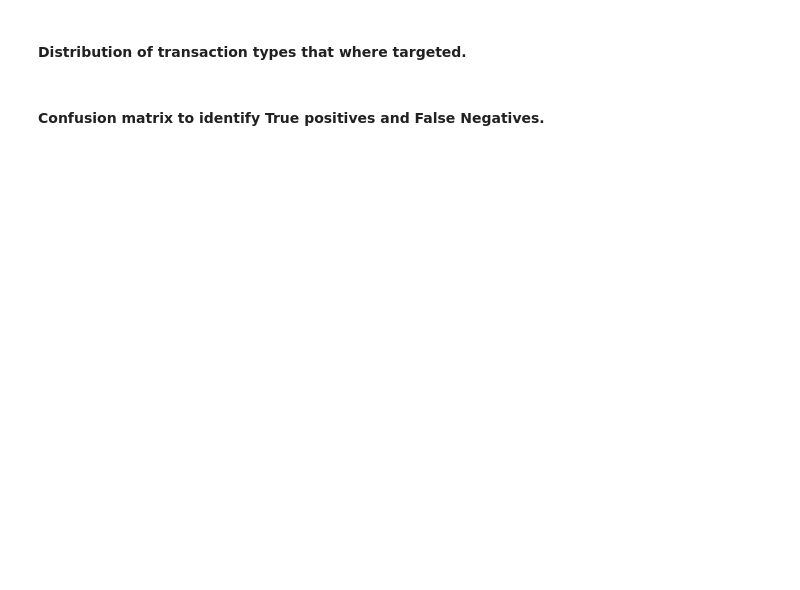
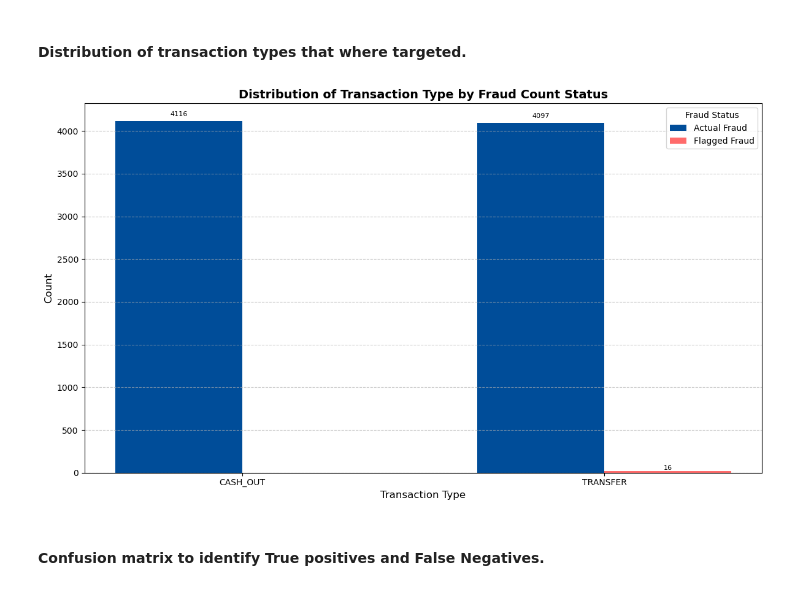
Before and after one commit to AngelMabuza/Big-Data-Visualization, a Jupyter notebook: visualization.ipynb, the cells around one changed output. Cells and saved outputs as stored; diff of their text form; code cells hidden in the pictures; blank space fills up the shorter version.

```diff
--- a/visualization.ipynb
+++ b/visualization.ipynb
@@ -62,50 +58,60 @@ fig.update_layout(
 # %%
 actual_fraud_counts = isfraud_df[isfraud_df["Actual Fraud"] == "Yes"].groupby("type")["Count"].sum()
 flagged_fraud_counts = isfraud_df[isfraud_df["Flagged Fraud"] == "Yes"].groupby("type")["Count"].sum()
 
 combined_df = pd.DataFrame({
     'Actual Fraud': actual_fraud_counts,
     'Flagged Fraud': flagged_fraud_counts
 }).fillna(0).reset_index()
 
 plot_df = combined_df.melt(
     id_vars='type',
     value_vars=['Actual Fraud', 'Flagged Fraud'],
     var_name='Category',
     value_name='Count'
 )
+types = plot_df['type'].unique()
+categories = plot_df['Category'].unique()
+n_categories = len(categories)
+x = np.arange(len(types))  # the label locations
+width = 0.35  # the width of the bars
 
-fig = px.bar(
-    plot_df,
-    x='type',
-    y='Count',
-    color='Category',
-    barmode='group',
-    title='Distribution of Transaction Type by Fraud Count Status',
-    labels={
-        'type': 'Transaction Type',
-        'Count': 'Count',
-        'Category': 'Fraud Status'
-    },
-    color_discrete_map={
-        'Actual Fraud': '#004d99',
-        'Flagged Fraud': '#ff6b6b'
-    }
+fig, ax = plt.subplots(figsize=(12, 7))
+# Define the colors
+color_map = {
+    'Actual Fraud': '#004d99',
+    'Flagged Fraud': '#ff6b6b'
+}
+# Iterate through categories and plot bars
+for i, category in enumerate(categories):
+    # Filter data for the current category
+    subset = plot_df[plot_df['Category'] == category]
+    subset_counts = subset.set_index('type').reindex(types)['Count'].fillna(0)
+
+    # Bar position
+    rects = ax.bar(x + i*width - width/2, subset_counts, width,
+                   label=category, color=color_map[category])
+
+    for rect in rects:
+        height = rect.get_height()
+        if height > 0: # Only label non-zero bars
+            ax.text(rect.get_x() + rect.get_width() / 2., 1.01 * height,
+                    f'{int(height)}',
+                    ha='center', va='bottom', fontsize=8)
+# Set the title and labels
+ax.set_title(
+    'Distribution of Transaction Type by Fraud Count Status',
+    fontsize=14,
+    fontweight='bold'
 )
-
-fig.update_traces(
-    texttemplate='%{y}',
-    textposition='outside'
-)
-
-
-fig.update_layout(
-    uniformtext_minsize=8,
-    uniformtext_mode='hide',
-    xaxis_title='Transaction Type',
-    yaxis_title='Count',
-    legend_title='Fraud Status',
-    hovermode='x unified'
-)
+ax.set_xlabel('Transaction Type', fontsize=12)
+ax.set_ylabel('Count', fontsize=12)
+ax.set_xticks(x)
+ax.set_xticklabels(types)
+ax.legend(title='Fraud Status', loc='upper right')
+ax.grid(axis='y', linestyle='--', alpha=0.7)
+fig.tight_layout()
+# %% [output]
+[figure, added]
 # %% [markdown]
 #### Confusion matrix to identify True positives and False Negatives.
```
Also changed, not shown: parts of 5 cells of this notebook.
